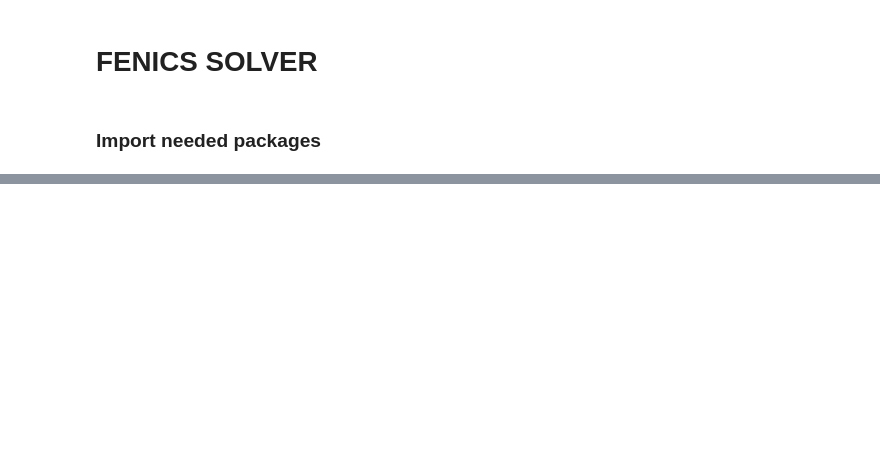
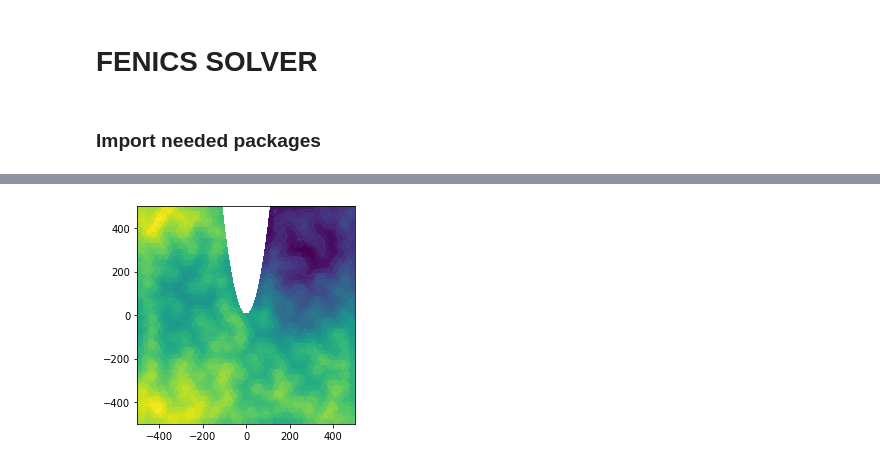
Before and after one commit to ColgateShots/PNP, a Jupyter notebook: FENICS_SOLVER_MESHED.ipynb, the cells around one changed output, grey strips where cells are left out. Cells and saved outputs as stored; diff of their text form; code cells hidden in the pictures; blank space fills up the shorter version.

```diff
--- a/FENICS_SOLVER_MESHED.ipynb
+++ b/FENICS_SOLVER_MESHED.ipynb
@@ -196,0 +116,4 @@ ax.plot(Y,U_xy[10])
+# %%
+plot(S3)
+# %% [output]
+[figure, added]
```
Also changed, not shown: parts of 16 cells of this notebook.
